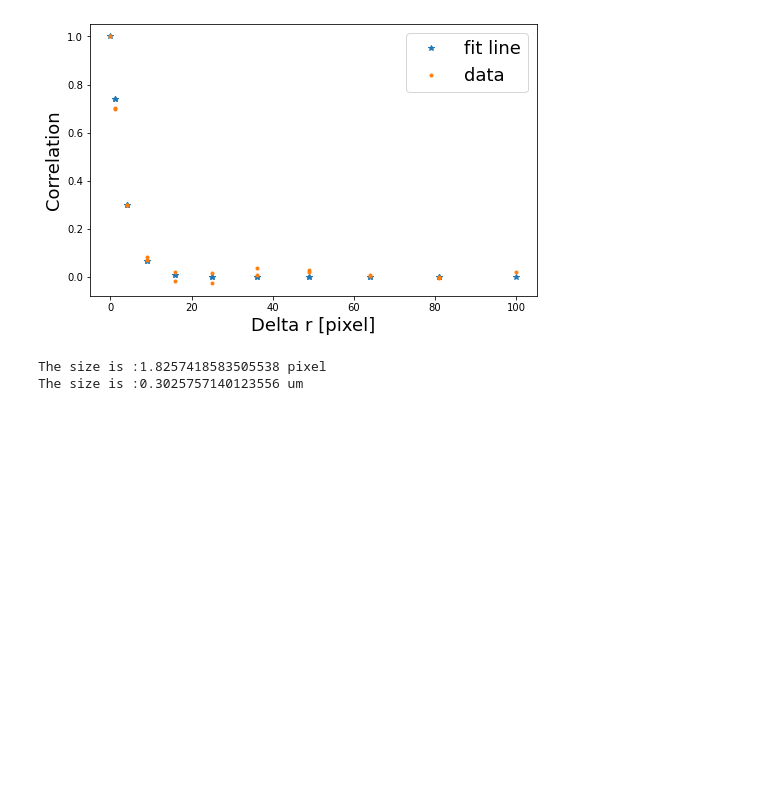
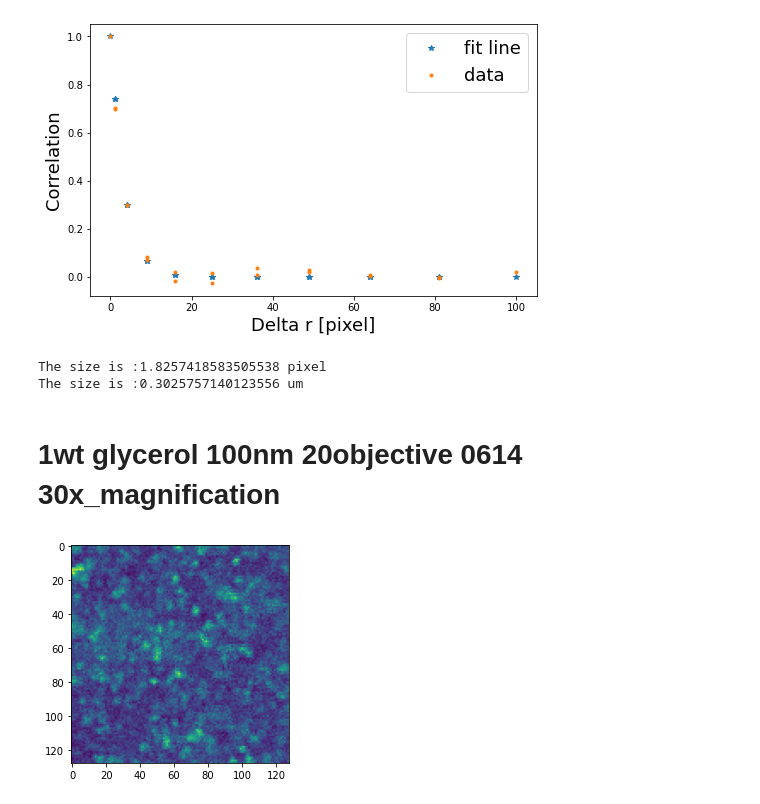
Before and after one commit to wwy-wwy-wwy/Speckle_project, a Jupyter notebook: Spatial autocorrelation.ipynb, the cells around one changed output. Cells and saved outputs as stored; diff of their text form; code cells hidden in the pictures; blank space fills up the shorter version.

```diff
--- a/Spatial autocorrelation.ipynb
+++ b/Spatial autocorrelation.ipynb
@@ -466,3 +466,11 @@ print('The size is :'+str(speckle_size_gly_100nm)+' um')
 # %% [output]
 The size is :1.8257418583505538 pixel
 The size is :0.3025757140123556 um
+# %% [markdown]
+# 1wt glycerol 100nm 20objective 0614 30x_magnification
+# %%
+imgname='12p_1wt_100nm128px_2min_glycerol_1au_30x_58p5umhigh_488nm_20xobjective'
+foldername='/Volumes/WENYUN WANG/Colloidal analysis/12p_1wt_100nm128px_2min_glycerol_1au_30x_58p5umhigh_488nm_20xobjective/'
+img=read_in_data(foldername,imgname)
+# %% [output]
+[figure, added]
```
Also changed, not shown: parts of 13 cells of this notebook, 4 other files.
